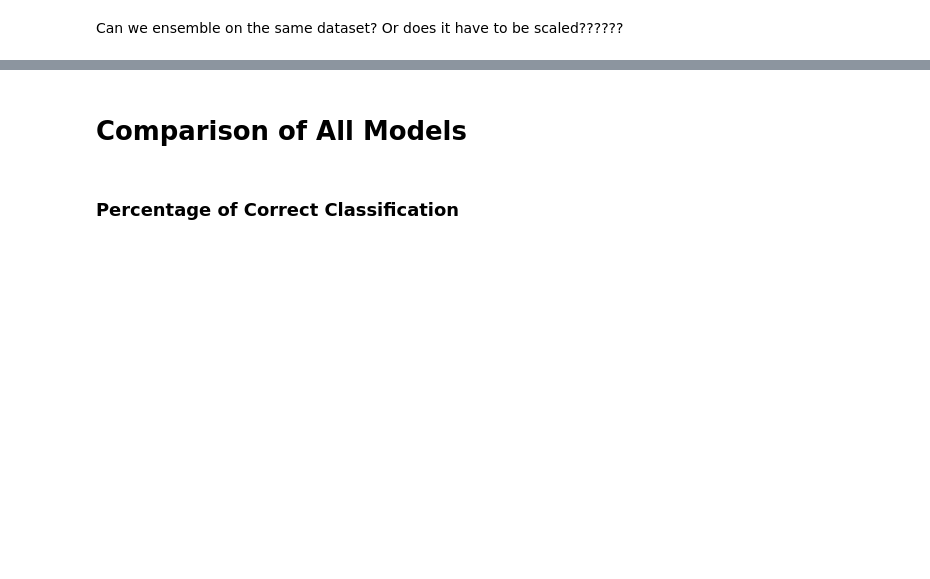
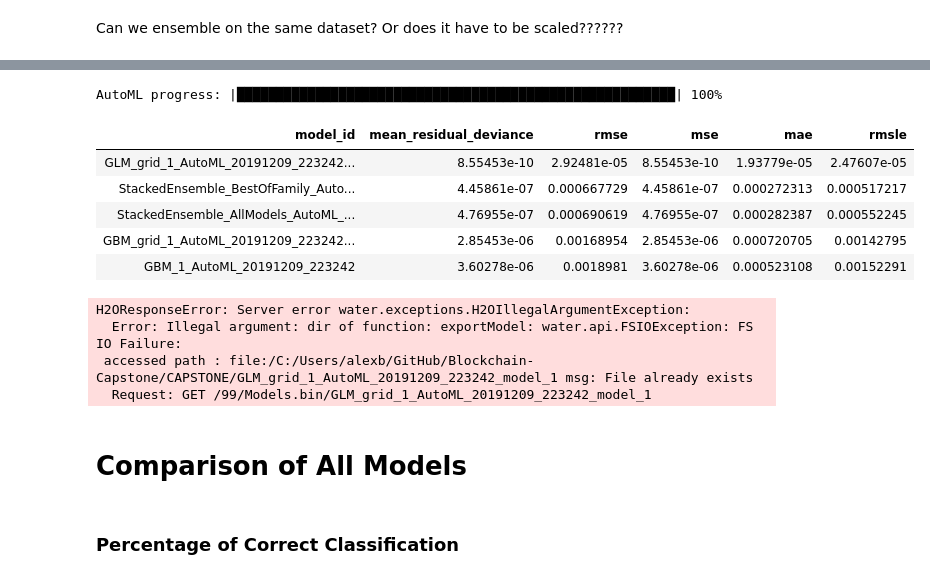
Before and after one commit to abender14/Blockchain-Capstone, a Jupyter notebook: CAPSTONE/ML_Model.ipynb, the cells around one changed output, grey strips where cells are left out. Drawn from its saved outputs; the diff is of its cells as text; code cells hidden in the pictures; blank space fills up the shorter version.

Commit message:
AutoML

```diff
--- a/CAPSTONE/ML_Model.ipynb
+++ b/CAPSTONE/ML_Model.ipynb
@@ -863,2 +863,11 @@ model_ens.score(fullxTest,fullyTest)
 # %% [markdown]
 Can we ensemble on the same dataset? Or does it have to be scaled??????
+# %%
+from xgboost import XGBClassifier
+
+# train XGBoost model with default parameters
+XG_model = XGBClassifier()
+XG_model.fit(scaledxTrain, scaledyTrain, verbose=False)
+
+# and save our model
+XG_model.save_model("xgboost_baseline.model")
@@ -864,0 +906,4 @@ Can we ensemble on the same dataset? Or does it have to be scaled??????
+# %%
+# convert our data to h20Frame, an alternative to pandas datatables
+h2o_train_data = h2o.H2OFrame(scaledxTrain)
+h2o_test_data = h2o.H2OFrame(scaledyTrain)
@@ -864,0 +927,29 @@ Can we ensemble on the same dataset? Or does it have to be scaled??????
+# %%
+h2o_train_data = h2o_train_data.cbind(h2o_test_data)
+
+# Run AutoML for 20 base models (limited to 1 hour max runtime by default)
+aml = H2OAutoML(max_models=20, seed=1)
+aml.train(y="SeriousDlqin2yrs", training_frame=h2o_train_data)
+# %% [output]
+AutoML progress: |████████████████████████████████████████████████████████| 100%
+# %%
+# View the top five models from the AutoML Leaderboard
+lb = aml.leaderboard
+lb.head(rows=5)
+
+# The leader model can be access with `aml.leader`
+# %% [output]
+| model_id | mean_residual_deviance | rmse | mse | mae | rmsle |
+| GLM_grid_1_AutoML_20191209_223242... | 8.55453e-10 | 2.92481e-05 | 8.55453e-10 | 1.93779e-05 | 2.47607e-05 |
+| StackedEnsemble_BestOfFamily_Auto... | 4.45861e-07 | 0.000667729 | 4.45861e-07 | 0.000272313 | 0.000517217 |
+| StackedEnsemble_AllModels_AutoML_... | 4.76955e-07 | 0.000690619 | 4.76955e-07 | 0.000282387 | 0.000552245 |
+| GBM_grid_1_AutoML_20191209_223242... | 2.85453e-06 | 0.00168954 | 2.85453e-06 | 0.000720705 | 0.00142795 |
+| GBM_1_AutoML_20191209_223242 | 3.60278e-06 | 0.0018981 | 3.60278e-06 | 0.000523108 | 0.00152291 |
+# %%
+# save the model out
+h2o.save_model(aml.leader)
+# %% [output]
+H2OResponseError: Server error water.exceptions.H2OIllegalArgumentException:
+  Error: Illegal argument: dir of function: exportModel: water.api.FSIOException: FS IO Failure:
+ accessed path : file:/C:/Users/alexb/GitHub/Blockchain-Capstone/CAPSTONE/GLM_grid_1_AutoML_20191209_223242_model_1 msg: File already exists
+  Request: GET /99/Models.bin/GLM_grid_1_AutoML_20191209_223242_model_1
```
Also changed, not shown: parts of 65 cells of this notebook, 2 other files.
